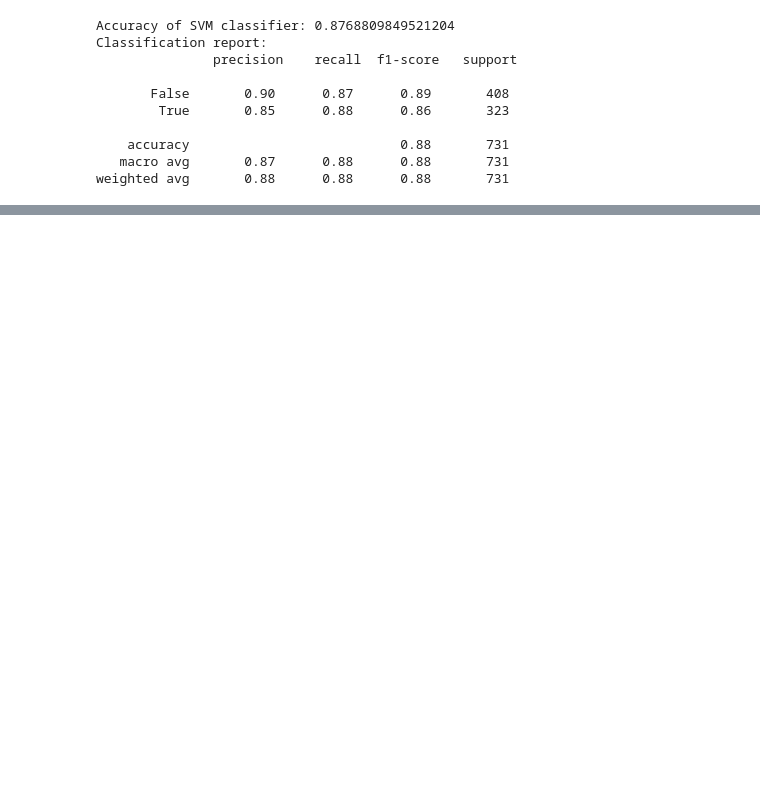
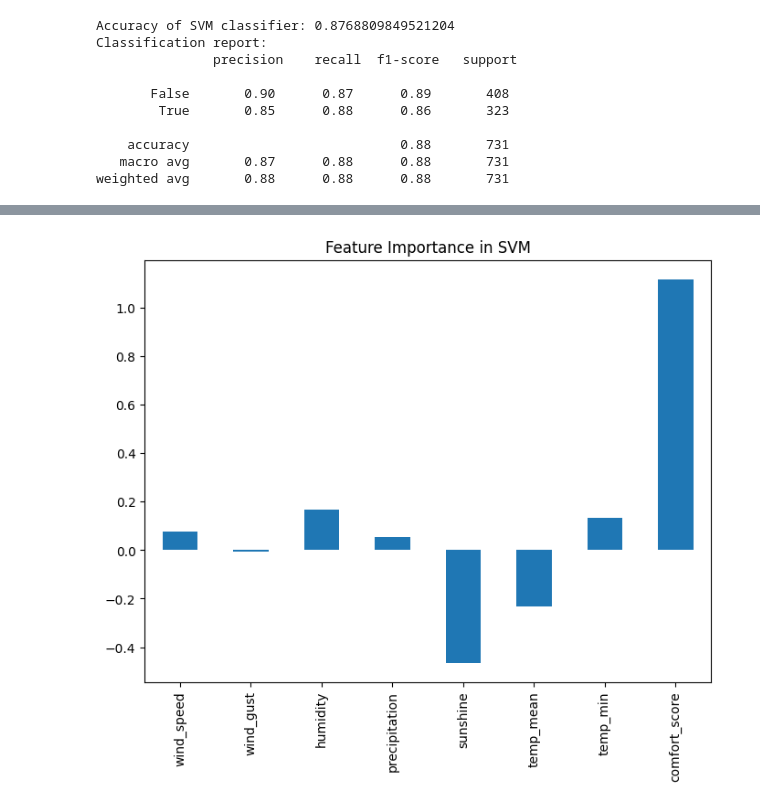
Before and after one commit to zihanx/18752project, a Jupyter notebook: main.ipynb, the cells around one changed output, grey strips where cells are left out. Cells and saved outputs as stored; diff of their text form; code cells hidden in the pictures; blank space fills up the shorter version.

```diff
--- a/main.ipynb
+++ b/main.ipynb
@@ -47,0 +84,10 @@ weighted avg       0.88      0.88      0.88       731
+# %%
+# Feature importance
+feature_importance = pd.Series(svm_classifier.coef_[0], index=X_train.columns)
+
+plt.figure(figsize=(8, 6))
+feature_importance.plot(kind='bar')
+plt.title('Feature Importance in SVM')
+plt.show()
+# %% [output]
+[figure, added]
```
Also changed, not shown: parts of 11 cells of this notebook.
